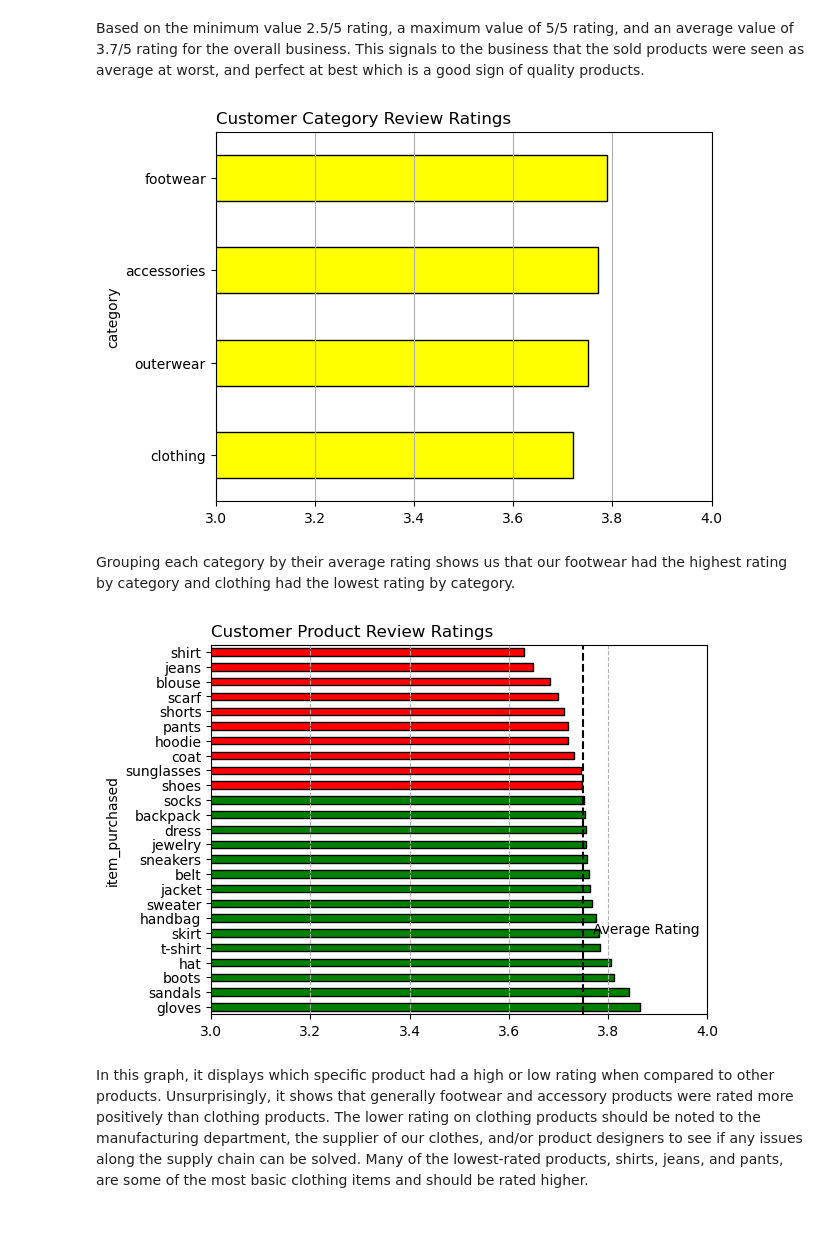
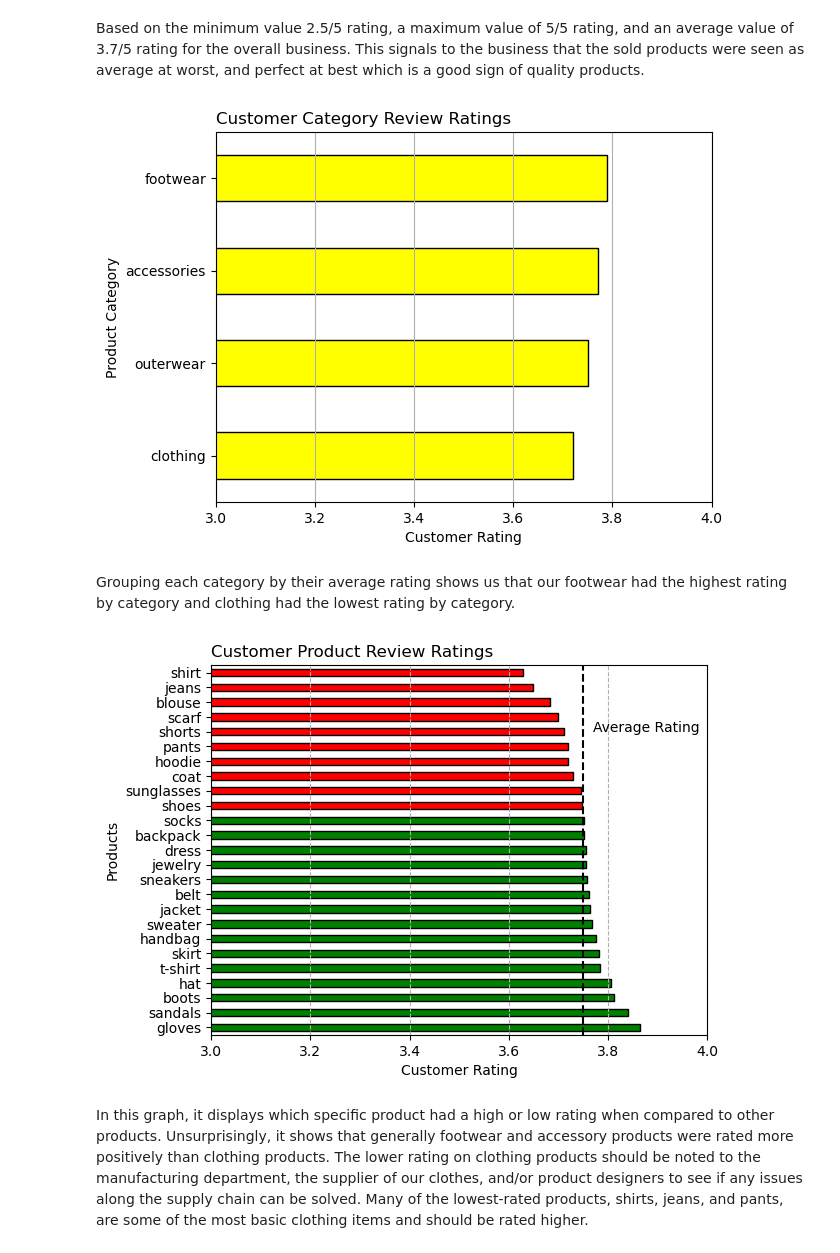
Before and after one commit to jasondo-da/shopping_behavior_analysis, a Jupyter notebook: shopping_behavior_analysis.ipynb, the cells around one changed output. Cells and saved outputs as stored; diff of their text form; code cells hidden in the pictures; blank space fills up the shorter version.

```diff
--- a/shopping_behavior_analysis.ipynb
+++ b/shopping_behavior_analysis.ipynb
@@ -624,13 +627,15 @@ Based on the minimum value 2.5/5 rating, a maximum value of 5/5 rating, and an a
 # %%
 df.groupby(['category'])['customer_rating'].mean().sort_values().round(2).plot(kind='barh',
                                                                                color='yellow',
                                                                                edgecolor='black')
 plt.title('Customer Category Review Ratings', loc='left')
 plt.grid(axis='x')
+plt.xlabel('Customer Rating')
 plt.xlim([3,4])
+plt.ylabel('Product Category')
 plt.show()
 # %% [output]
-[figure, old version]
+[figure, new version]
 # %% [markdown]
 Grouping each category by their average rating shows us that our footwear had the highest rating by category and clothing had the lowest rating by category.
 # %%
@@ -651,12 +656,14 @@ plt.title('Customer Product Review Ratings', loc='left')
 plt.axvline(x=avg_rating,
             color='black',
             linestyle='--')
-plt.text(3.77, 5, 'Average Rating')
+plt.text(3.77, 20, 'Average Rating')
 plt.grid(axis='x', linestyle='--')
+plt.xlabel('Customer Rating')
 plt.xlim([3,4])
+plt.ylabel('Products')
 plt.show()
 # %% [output]
-[figure, old version]
+[figure, new version]
 # %% [markdown]
 In this graph, it displays which specific product had a high or low rating when compared to other products. Unsurprisingly, it shows that generally footwear and accessory products were rated more positively than clothing products. The lower rating on clothing products should be noted to the manufacturing department, the supplier of our clothes, and/or product designers to see if any issues along the supply chain can be solved. Many of the lowest-rated products, shirts, jeans, and pants, are some of the most basic clothing items and should be rated higher.
 # %%
```
Also changed, not shown: parts of 63 cells of this notebook.
